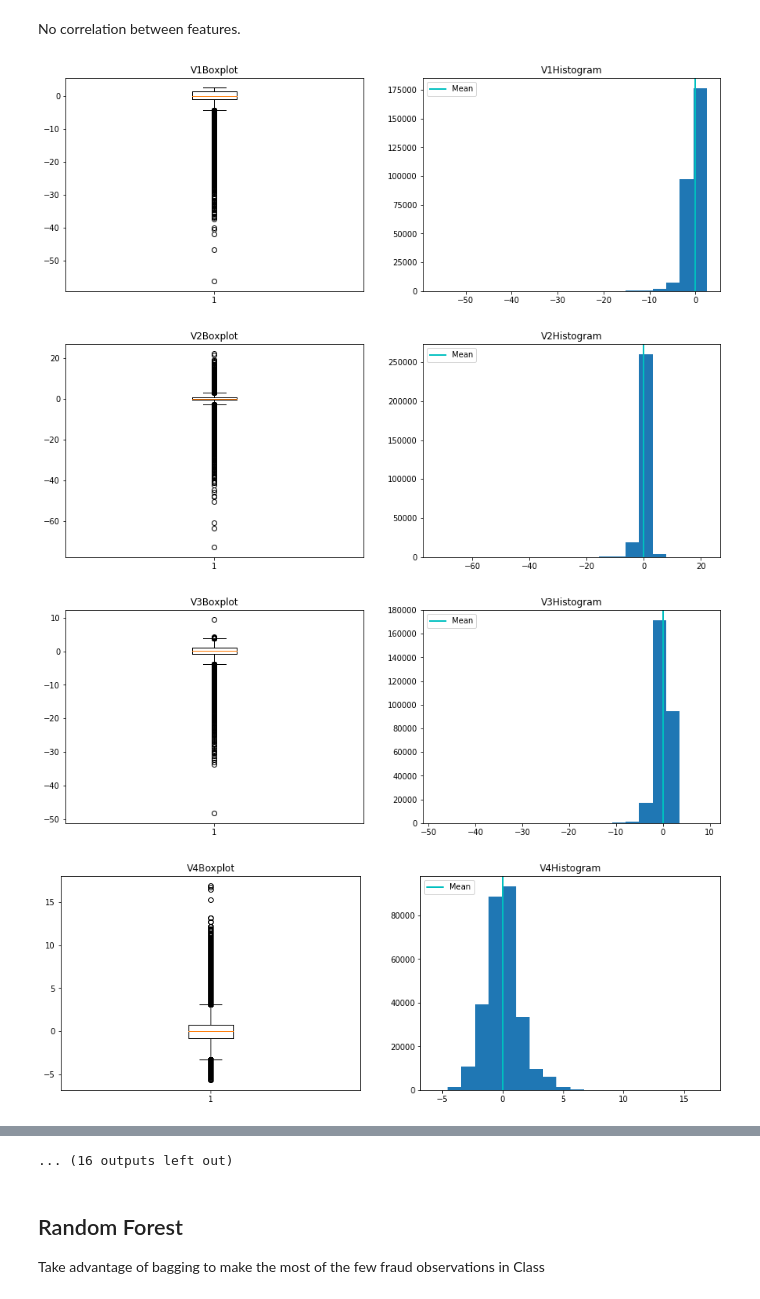
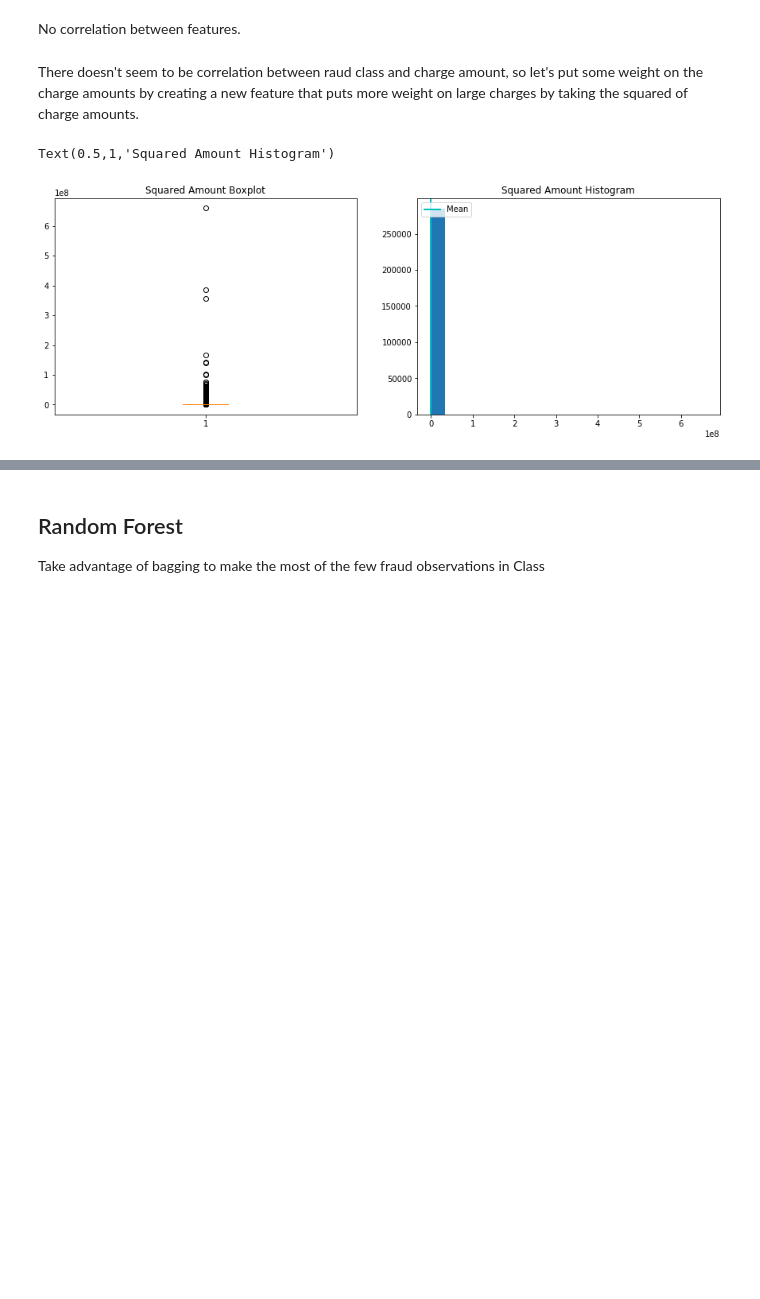
Before and after one commit to mbeckmanssf/Thinkful, a Jupyter notebook: Unit-3/6.1-CreditCardFraud.ipynb, the cells around one changed output, grey strips where cells are left out. Drawn from its saved outputs; the diff is of its cells as text; code cells hidden in the pictures; blank space fills up the shorter version.

```diff
--- a/Unit-3/6.1-CreditCardFraud.ipynb
+++ b/Unit-3/6.1-CreditCardFraud.ipynb
@@ -77,26 +111,22 @@ plt.show()
 [figure]
 # %% [markdown]
 No correlation between features.
+# %% [markdown]
+There doesn't seem to be correlation between raud class and charge amount, so let's put some weight on the charge amounts by creating a new feature that puts more weight on large charges by taking the squared of charge amounts.
+# %%
+credit_card['Sq_Amount'] = credit_card['Amount'] * credit_card['Amount']
 # %%
-features = credit_card.drop(['Class', 'Time', 'Amount'], axis=1)
+plt.figure(figsize=(15, 5))
 
-# Boxplots of features
-for column in features:
-    plt.figure(figsize=(15, 5))
+plt.subplot(1, 2, 1)
+plt.boxplot(credit_card['Sq_Amount'].dropna(how = 'any'))
+plt.title('Squared Amount Boxplot')
 
-    plt.subplot(1, 2, 1)
-    plt.boxplot(credit_card[column].dropna(how = 'any'))
-    plt.title(column + 'Boxplot')
-
-    plt.subplot(1, 2, 2)
-    plt.hist(credit_card[column].dropna(how = 'any'), bins=20)
-    plt.axvline(credit_card[column].mean(), color='c', linestyle='solid', linewidth=2, label="Mean")
-    plt.legend(loc='upper left')
-    plt.title(column + 'Histogram')
-
-    plt.show()
+plt.subplot(1, 2, 2)
+plt.hist(credit_card['Sq_Amount'].dropna(how = 'any'), bins=20)
+plt.axvline(credit_card['Sq_Amount'].mean(), color='c', linestyle='solid', linewidth=2, label="Mean")
+plt.legend(loc='upper left')
+plt.title('Squared Amount Histogram')
 # %% [output]
+Text(0.5,1,'Squared Amount Histogram')
-[figure, old version]
+[figure, new version]
-[figure, removed]
-[figure, removed]
-[figure, removed]
@@ -111 +132,0 @@ for column in features:
-... (16 outputs left out)
```
Also changed, not shown: parts of 19 cells of this notebook.
